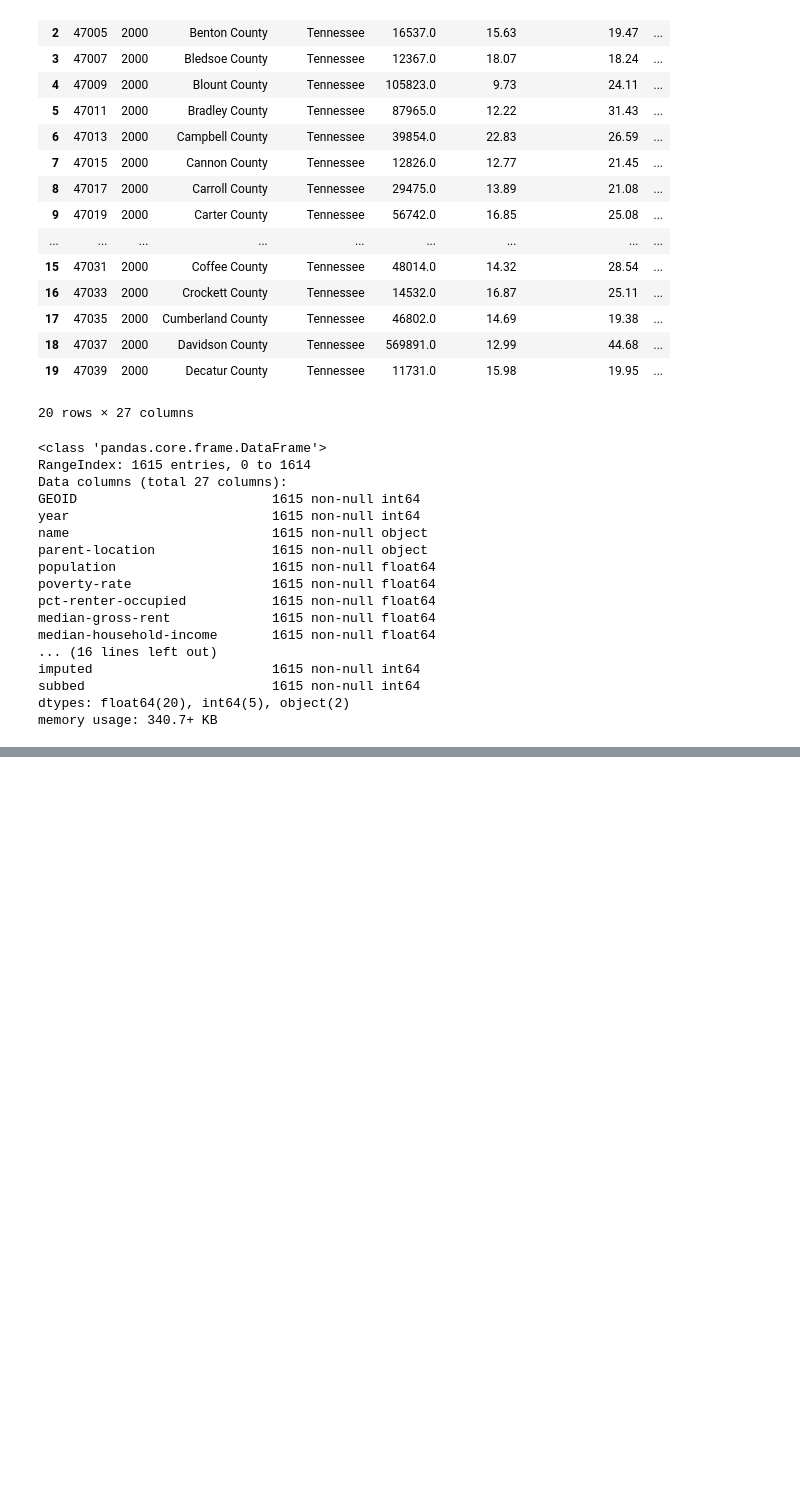
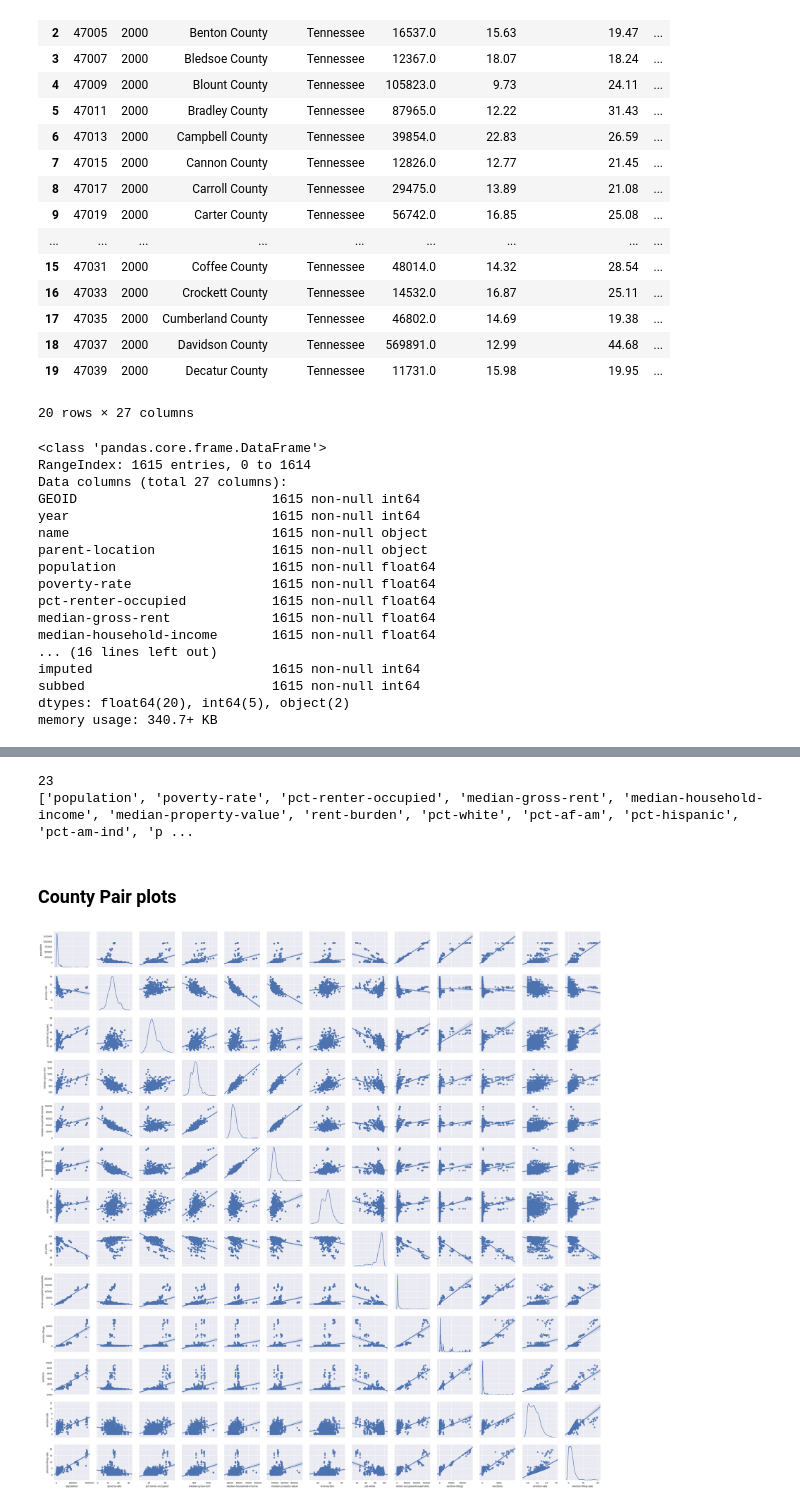
Before and after one commit to paulo-g-martinez/eviction-lab-tn-nss-capstone, a Jupyter notebook: EDA-exploratory-data-analysis.ipynb, the cells around one changed output, grey strips where cells are left out. Saved outputs shown, nothing was run; the diff lists cells and outputs as text; code cells hidden in the pictures; blank space fills up the shorter version.

Commit message:
visualized pairplots at county level and poverty rate time series at state level. See Initial Observations at bottom of ntoebook

```diff
--- a/EDA-exploratory-data-analysis.ipynb
+++ b/EDA-exploratory-data-analysis.ipynb
@@ -6,3 +50,5 @@ import seaborn as sns
+# %%
+sns.set(style = "darkgrid")
 # %%
 ls data/
 # %% [output]
@@ -291,0 +485,4 @@ memory usage: 340.7+ KB
+# %%
+# select numeric cols
+numeric_cols = [s for s in counties_evicts_df.columns if s not in ['GEOID', 'year', 'name', 'parent-location']]
+print(numeric_cols)
@@ -291,0 +531,18 @@ memory usage: 340.7+ KB
+# %%
+# need to consolidate the number of columns I have
+print(len(numeric_cols))
+print(numeric_cols)
+# %% [output]
+23
+['population', 'poverty-rate', 'pct-renter-occupied', 'median-gross-rent', 'median-household-income', 'median-property-value', 'rent-burden', 'pct-white', 'pct-af-am', 'pct-hispanic', 'pct-am-ind', 'p ...
+# %%
+# consolidate races into white , non-white for now, and drop low-flag, imputed, and subbed
+consolidated_cols = [s for s in numeric_cols if s not in ['low-flag', 'imputed', 'subbed',
+                                                          'pct-af-am', 'pct-hispanic', 'pct-am-ind',
+                                                          'pct-asian', 'pct-nh-pi', 'pct-multiple', 'pct-other']]
+# %% [markdown]
+### County Pair plots
+# %%
+g = sns.pairplot(counties_evicts_df, kind = 'reg', diag_kind = 'kde', vars= consolidated_cols)
+# %% [output]
+[figure, added]
```
Also changed, not shown: parts of 33 cells of this notebook.
